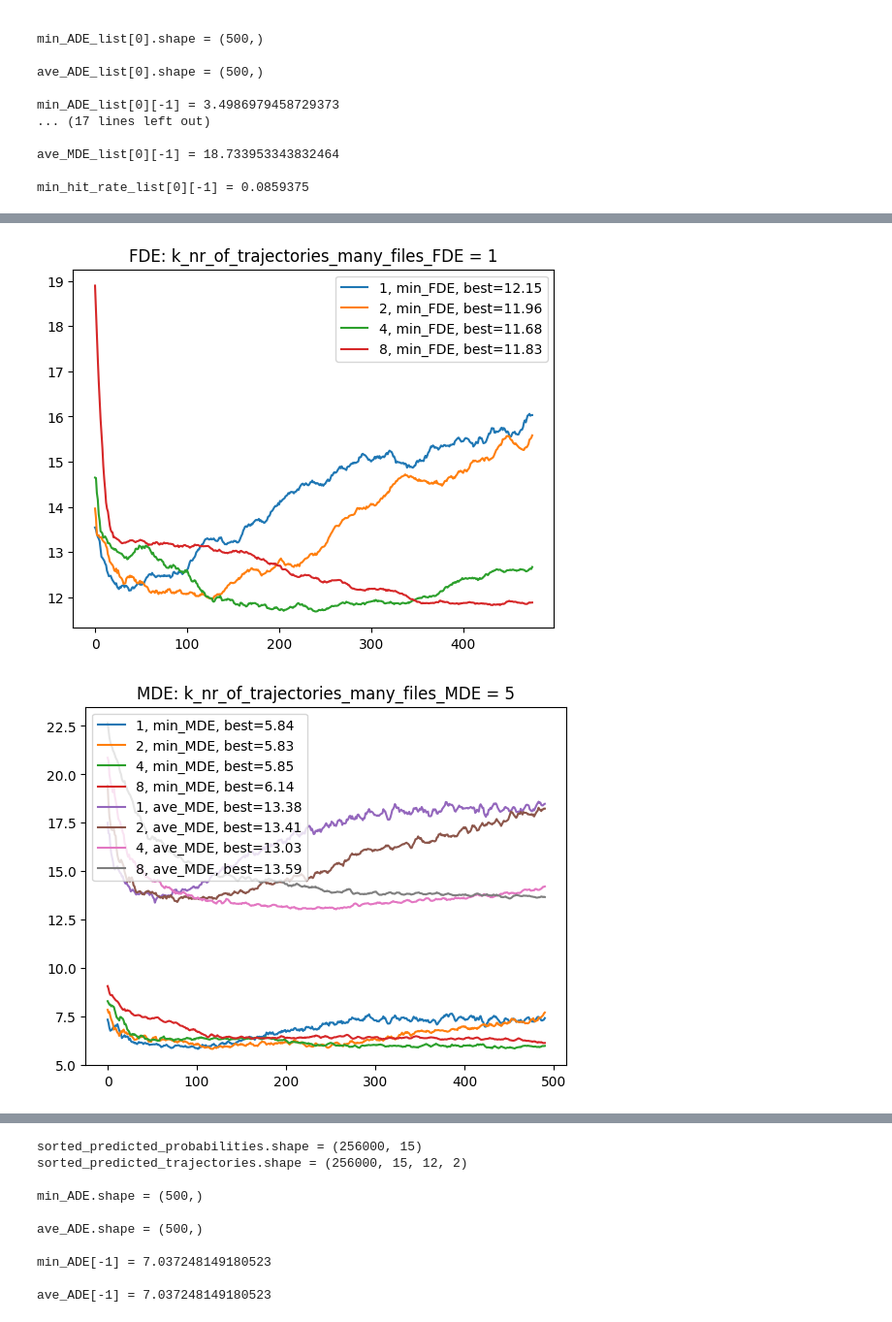
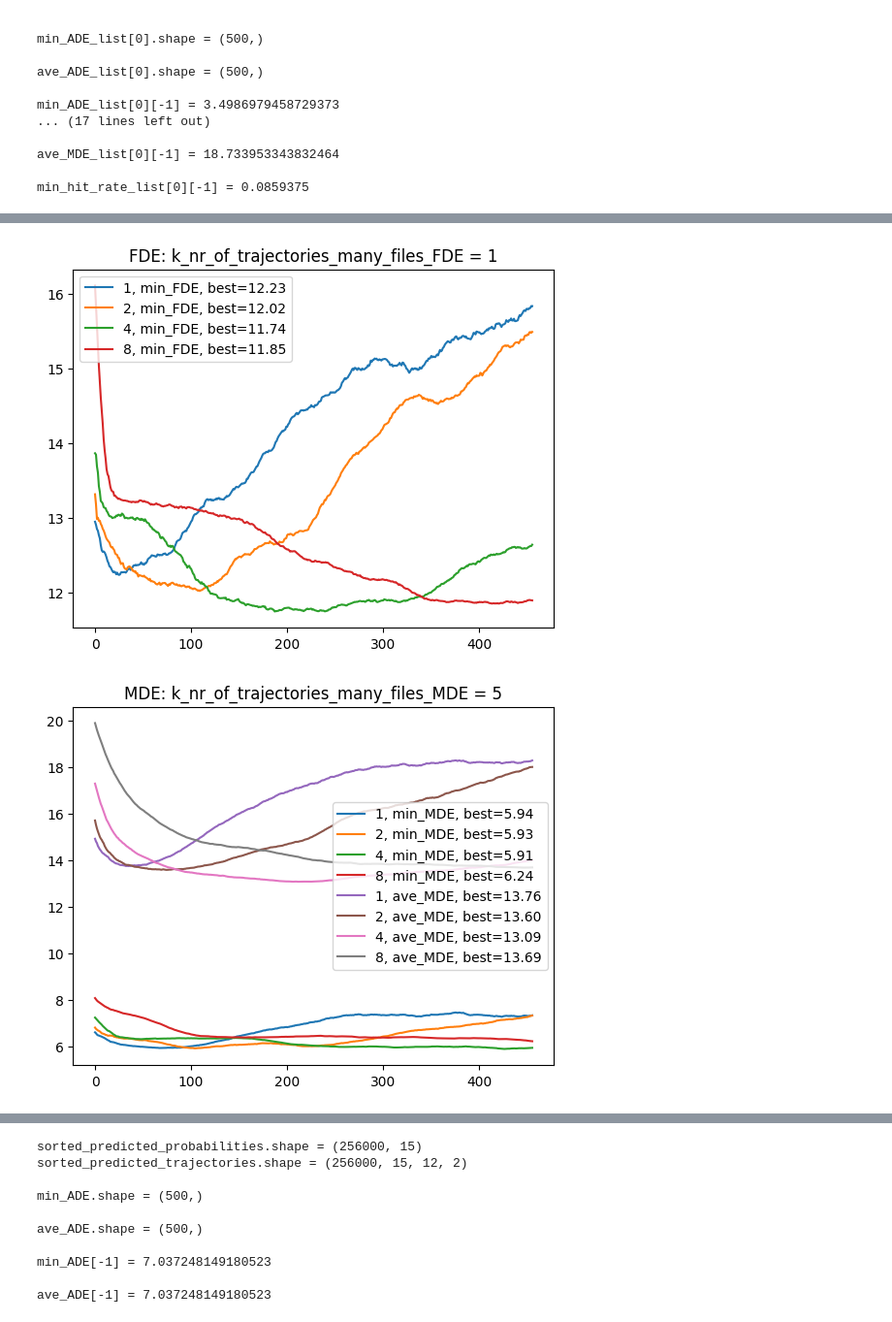
Before and after one commit to dolander1/nuscenes_dolander1, a Jupyter notebook: python-sdk/tutorials/analyseNewResults.ipynb, the cells around one changed output, grey strips where cells are left out. Shown at 97% size. Cells and saved outputs as stored; diff of their text form; code cells hidden in the pictures.

```diff
--- a/python-sdk/tutorials/analyseNewResults.ipynb
+++ b/python-sdk/tutorials/analyseNewResults.ipynb
@@ -287,8 +287,8 @@ ave_MDE_list[0][-1] = 18.733953343832464
 min_hit_rate_list[0][-1] = 0.0859375
 # %%
 ## Smooth data ADE
-start_number = 1
-window_size = 10
+start_number = 5
+window_size = 40
 smooth_min_ADE_list = [np.convolve(min_ADE[start_number:], np.ones(window_size)/window_size, mode='valid') for min_ADE in min_ADE_list]
 smooth_ave_ADE_list = [np.convolve(ave_ADE[start_number:], np.ones(window_size)/window_size, mode='valid') for ave_ADE in ave_ADE_list]
 best_smooth_min_ADE_list = [min(smooth_min_ADE) for smooth_min_ADE in smooth_min_ADE_list]
@@ -304,7 +304,7 @@ plt.title(f"ADE: k_nr_of_trajectories_many_files_ADE = {k_nr_of_trajectories_man
 
 ## Smooth data FDE
 start_number = 5
-window_size = 20
+window_size = 40
 smooth_min_FDE_list = [np.convolve(min_FDE[start_number:], np.ones(window_size)/window_size, mode='valid') for min_FDE in min_FDE_list]
 smooth_ave_FDE_list = [np.convolve(ave_FDE[start_number:], np.ones(window_size)/window_size, mode='valid') for ave_FDE in ave_FDE_list]
 best_smooth_min_FDE_list = [min(smooth_min_FDE) for smooth_min_FDE in smooth_min_FDE_list]
@@ -320,7 +320,7 @@ plt.title(f"FDE: k_nr_of_trajectories_many_files_FDE = {k_nr_of_trajectories_man
 
 ## Smooth data MDE - hit rate
 start_number = 5
-window_size = 5
+window_size = 40
 smooth_min_MDE_list = [np.convolve(min_MDE[start_number:], np.ones(window_size)/window_size, mode='valid') for min_MDE in min_MDE_list]
 smooth_ave_MDE_list = [np.convolve(ave_MDE[start_number:], np.ones(window_size)/window_size, mode='valid') for ave_MDE in ave_MDE_list]
 smooth_hit_rate_list = [np.convolve(hit_rate[start_number:], np.ones(window_size)/window_size, mode='valid') for hit_rate in min_hit_rate_list]
@@ -345,2 +345,2 @@ plt.title(f"Hit rate: k_nr_of_trajectories_many_files_MDE = {k_nr_of_trajectorie
-[figure, old version]
+[figure, new version]
-[figure, old version]
+[figure, new version]
```
Also changed, not shown: parts of 3 cells of this notebook, 1 other file.
